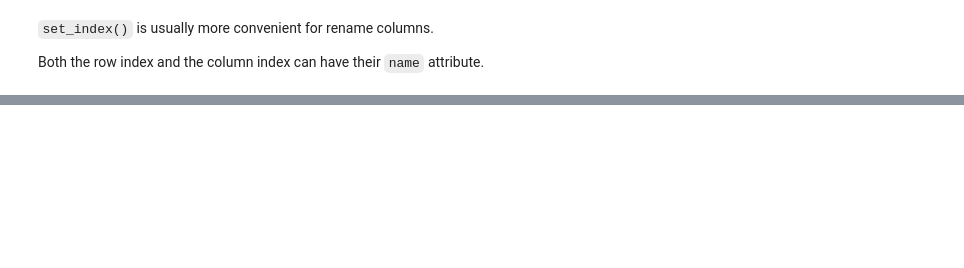
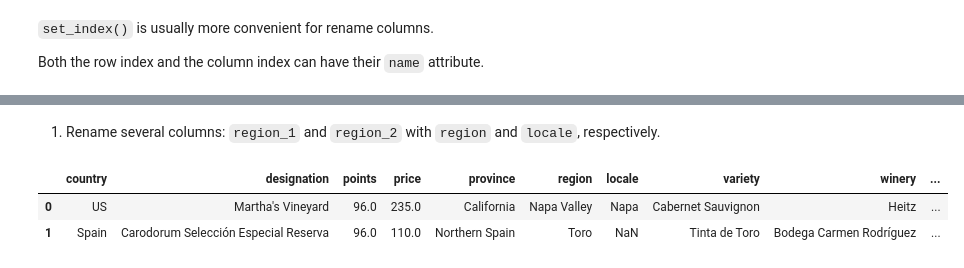
Before and after one commit to HarakaRisasi/python_code, a Jupyter notebook: introduction_to_machine_learning/pandas_micro_course/06_renaming_and_combining.ipynb, the cells around one changed output, grey strips where cells are left out. Drawn from its saved outputs; the diff is of its cells as text; code cells hidden in the pictures; blank space fills up the shorter version.

```diff
--- a/introduction_to_machine_learning/pandas_micro_course/06_renaming_and_combining.ipynb
+++ b/introduction_to_machine_learning/pandas_micro_course/06_renaming_and_combining.ipynb
@@ -43,0 +105,3 @@ wine_store.rename_axis('wines', axis='rows').rename_axis('fields', axis='columns
+# %%
+wine_store = pd.read_csv('../data/wine_catalog/wine_store_dataset.csv').drop(columns=['Unnamed: 0'])
+wine_store.head(2)
@@ -43,0 +112,9 @@ wine_store.rename_axis('wines', axis='rows').rename_axis('fields', axis='columns
+# %% [markdown]
+1) Rename several columns: `region_1` and `region_2` with `region` and `locale`, respectively.
+# %%
+rename_columns = wine_store.rename(columns={'region_1': 'region', 'region_2': 'locale'})
+rename_columns.head(2)
+# %% [output]
+|  | country | designation | points | price | province | region | locale | variety | winery | ... |
+| 0 | US | Martha's Vineyard | 96.0 | 235.0 | California | Napa Valley | Napa | Cabernet Sauvignon | Heitz | ... |
+| 1 | Spain | Carodorum Selección Especial Reserva | 96.0 | 110.0 | Northern Spain | Toro | NaN | Tinta de Toro | Bodega Carmen Rodríguez | ... |
```
Also changed, not shown: parts of 12 cells of this notebook.
